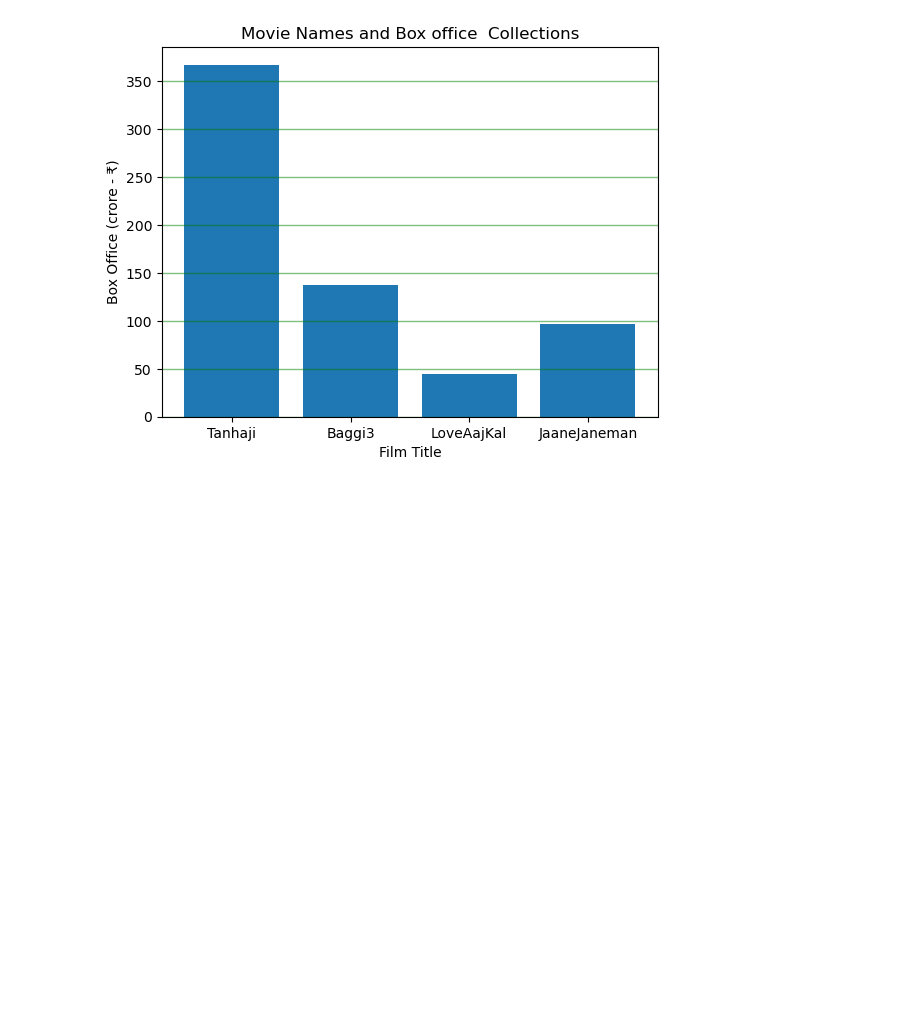
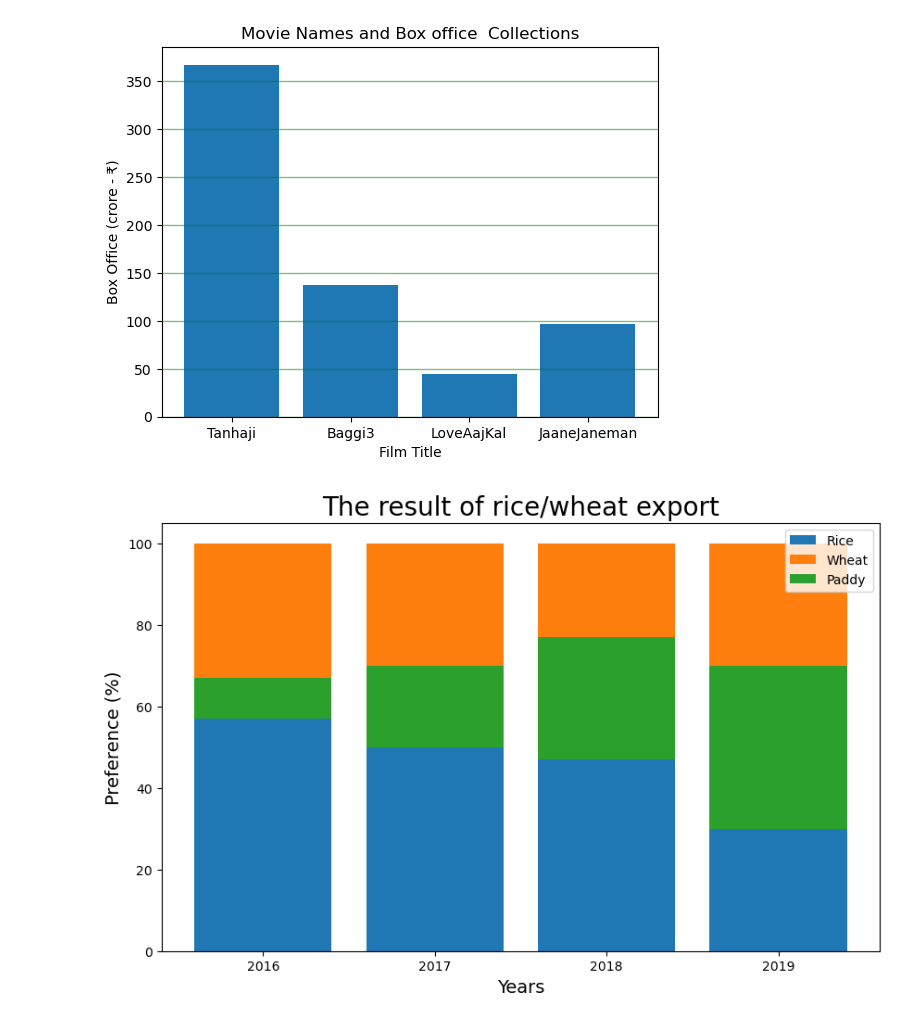
Before and after one commit to dharantej1/TEK_Training, a Jupyter notebook: 5. Data Analysis/Matplotlib.ipynb, the cells around one changed output. Cells and saved outputs as stored; diff of their text form; code cells hidden in the pictures; blank space fills up the shorter version.

```diff
--- a/5. Data Analysis/Matplotlib.ipynb
+++ b/5. Data Analysis/Matplotlib.ipynb
@@ -333,3 +333,23 @@ plt.title('Movie Names and Box office  Collections')
 plt.show()
 # %% [output]
 [figure]
+# %%
+years=[str(i) for i in range(2016,2020)]
+rice=[57,50,47,30]
+wheat=[43,50,53,70]
+paddy=[10,20,30,40]
+
+plt.figure(figsize=(10,6))
+
+plt.bar(years, rice, label="Rice")
+plt.bar(years, wheat, bottom=rice, label="Wheat")
+plt.bar(years, paddy, bottom=rice, label="Paddy")
+
+plt.xlabel("Years", fontsize=14)
+plt.ylabel("Preference (%)", fontsize=14)
+
+plt.title("The result of rice/wheat export", fontsize=20)
+plt.legend()
+plt.show()
+# %% [output]
+[figure, added]
```
Also changed, not shown: 6 other files.
